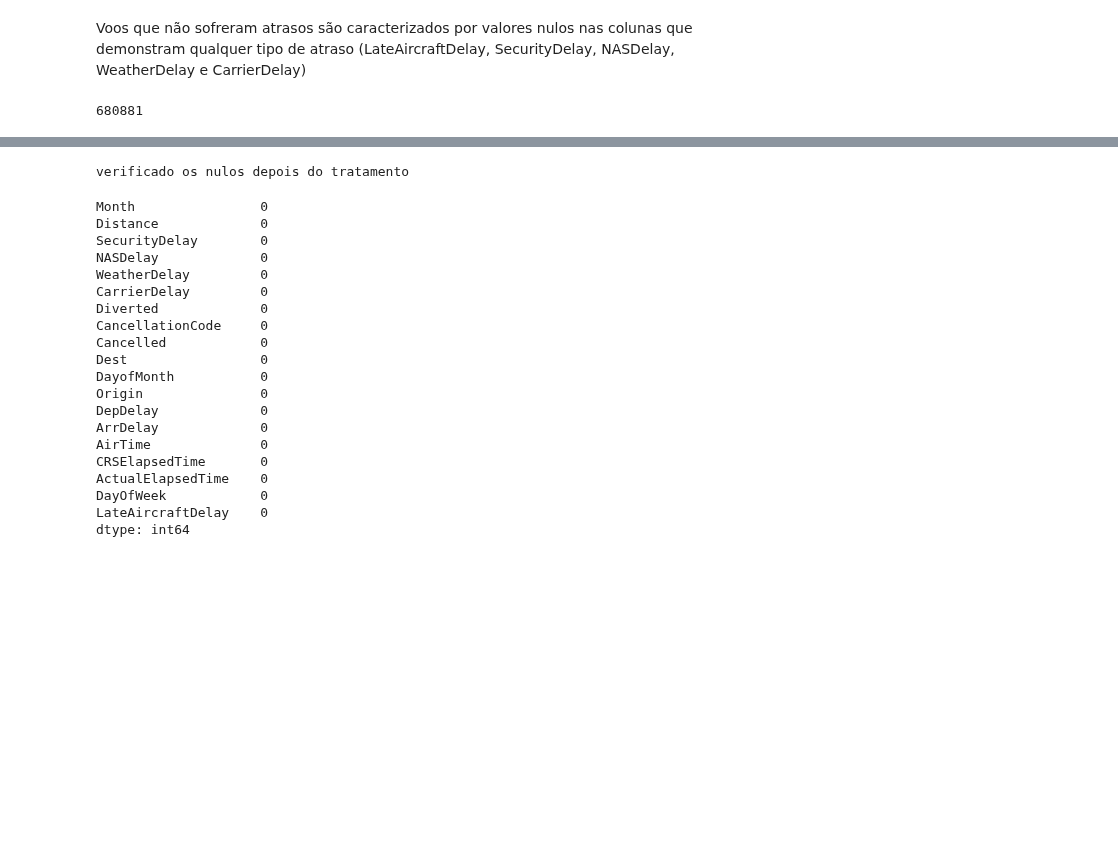
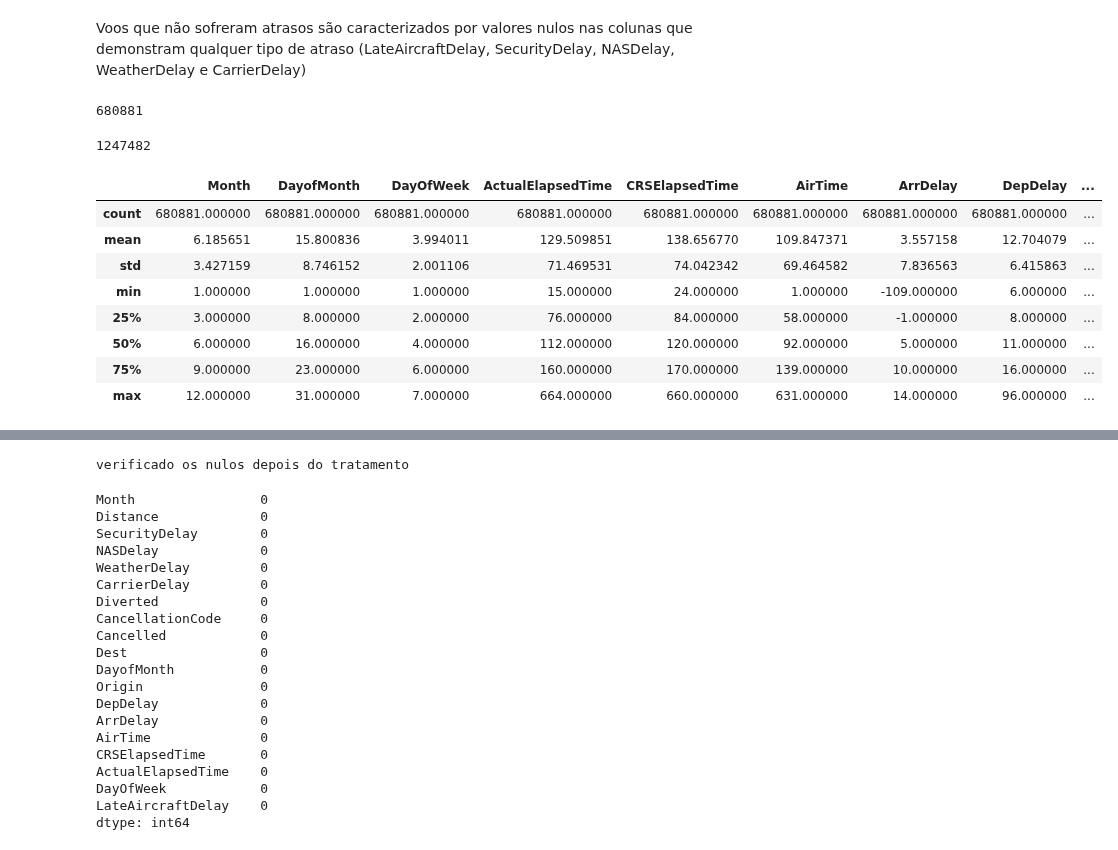
Before and after one commit to AdrielyZBoller/Projeto_Mod05_Ada_VemSerTech, a Jupyter notebook: projeto.ipynb, the cells around one changed output, grey strips where cells are left out. Saved outputs shown, nothing was run; the diff lists cells and outputs as text; code cells hidden in the pictures; blank space fills up the shorter version.

```diff
--- a/projeto.ipynb
+++ b/projeto.ipynb
@@ -280,0 +280,16 @@ df.fillna(0, inplace=True)
+# %%
+len(df_Com_Atrasos)
+# %% [output]
+1247482
+# %%
+df_Sem_Atrasos.describe() # há voos que se adiantaram
+# %% [output]
+|  | Month | DayofMonth | DayOfWeek | ActualElapsedTime | CRSElapsedTime | AirTime | ArrDelay | DepDelay | ... |
+| count | 680881.000000 | 680881.000000 | 680881.000000 | 680881.000000 | 680881.000000 | 680881.000000 | 680881.000000 | 680881.000000 | ... |
+| mean | 6.185651 | 15.800836 | 3.994011 | 129.509851 | 138.656770 | 109.847371 | 3.557158 | 12.704079 | ... |
+| std | 3.427159 | 8.746152 | 2.001106 | 71.469531 | 74.042342 | 69.464582 | 7.836563 | 6.415863 | ... |
+| min | 1.000000 | 1.000000 | 1.000000 | 15.000000 | 24.000000 | 1.000000 | -109.000000 | 6.000000 | ... |
+| 25% | 3.000000 | 8.000000 | 2.000000 | 76.000000 | 84.000000 | 58.000000 | -1.000000 | 8.000000 | ... |
+| 50% | 6.000000 | 16.000000 | 4.000000 | 112.000000 | 120.000000 | 92.000000 | 5.000000 | 11.000000 | ... |
+| 75% | 9.000000 | 23.000000 | 6.000000 | 160.000000 | 170.000000 | 139.000000 | 10.000000 | 16.000000 | ... |
+| max | 12.000000 | 31.000000 | 7.000000 | 664.000000 | 660.000000 | 631.000000 | 14.000000 | 96.000000 | ... |
```
Also changed, not shown: parts of 4 cells of this notebook, 1 other file.
